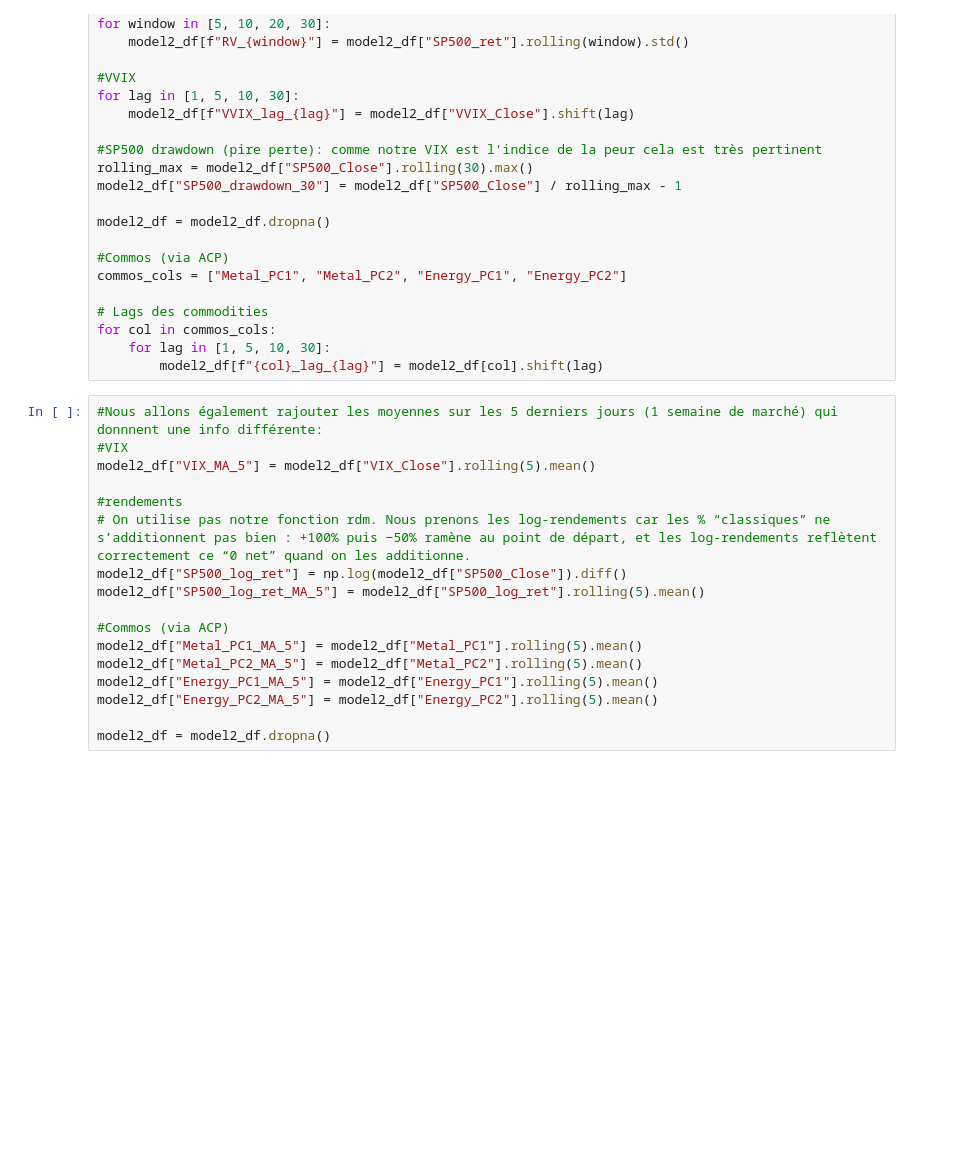
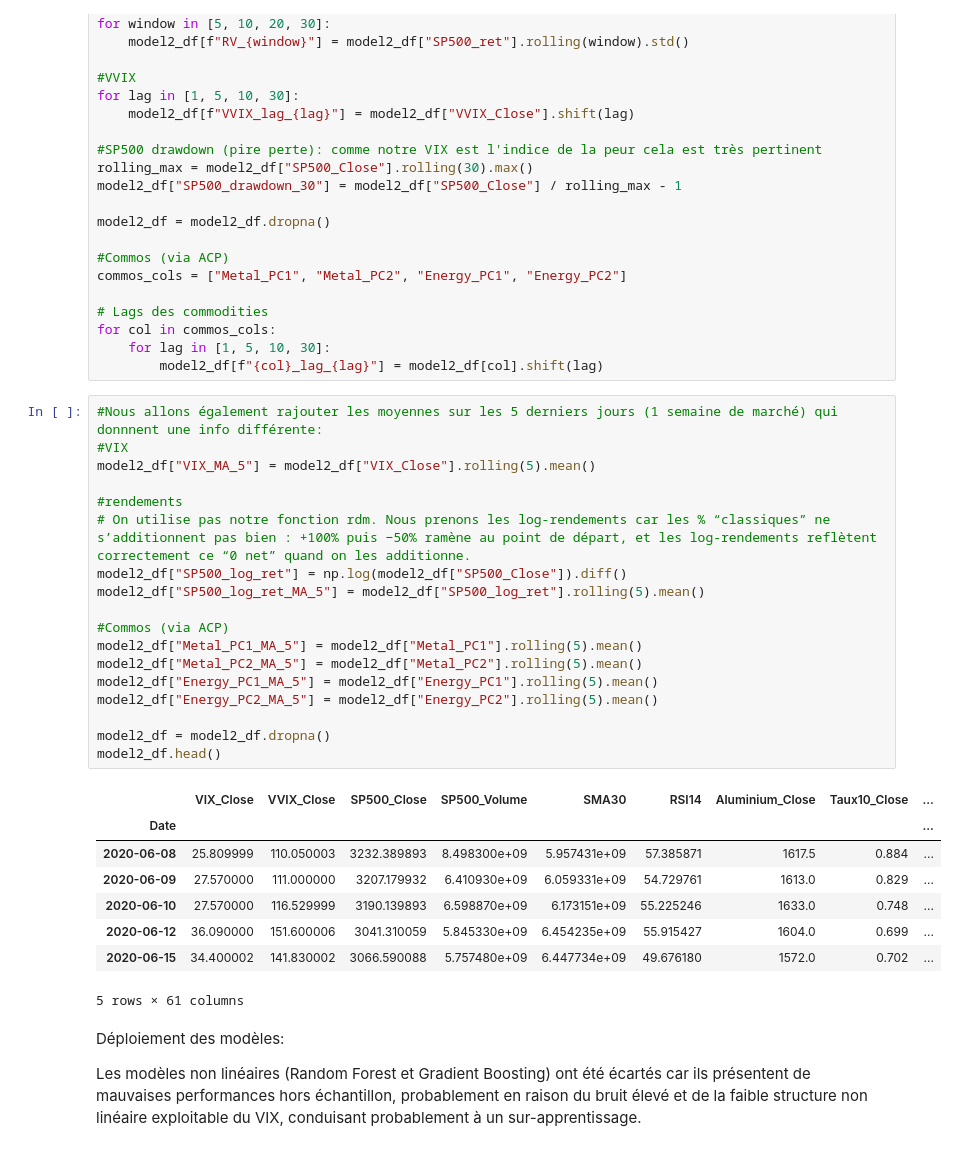
Before and after one commit to HENRIDVX/MachineLearning-Project-1erSemestre, a Jupyter notebook: ProjetML2.ipynb, the cells around one changed output. Cells and saved outputs as stored; diff of their text form; blank space fills up the shorter version.

Commit message:
Déploiement modèle2

```diff
--- a/ProjetML2.ipynb
+++ b/ProjetML2.ipynb
@@ -1127,17 +1127,31 @@ for col in commos_cols:
 # %%
 #Nous allons également rajouter les moyennes sur les 5 derniers jours (1 semaine de marché) qui donnnent une info différente:
 #VIX
 model2_df["VIX_MA_5"] = model2_df["VIX_Close"].rolling(5).mean()
 
 #rendements
 # On utilise pas notre fonction rdm. Nous prenons les log-rendements car les % “classiques” ne s’additionnent pas bien : +100% puis −50% ramène au point de départ, et les log-rendements reflètent correctement ce “0 net” quand on les additionne.
 model2_df["SP500_log_ret"] = np.log(model2_df["SP500_Close"]).diff()
 model2_df["SP500_log_ret_MA_5"] = model2_df["SP500_log_ret"].rolling(5).mean()
 
 #Commos (via ACP)
 model2_df["Metal_PC1_MA_5"] = model2_df["Metal_PC1"].rolling(5).mean()
 model2_df["Metal_PC2_MA_5"] = model2_df["Metal_PC2"].rolling(5).mean()
 model2_df["Energy_PC1_MA_5"] = model2_df["Energy_PC1"].rolling(5).mean()
 model2_df["Energy_PC2_MA_5"] = model2_df["Energy_PC2"].rolling(5).mean()
 
 model2_df = model2_df.dropna()
+model2_df.head()
+# %% [output]
+|  | VIX_Close | VVIX_Close | SP500_Close | SP500_Volume | SMA30 | RSI14 | Aluminium_Close | Taux10_Close | ... |
+| Date |  |  |  |  |  |  |  |  | ... |
+| 2020-06-08 | 25.809999 | 110.050003 | 3232.389893 | 8.498300e+09 | 5.957431e+09 | 57.385871 | 1617.5 | 0.884 | ... |
+| 2020-06-09 | 27.570000 | 111.000000 | 3207.179932 | 6.410930e+09 | 6.059331e+09 | 54.729761 | 1613.0 | 0.829 | ... |
+| 2020-06-10 | 27.570000 | 116.529999 | 3190.139893 | 6.598870e+09 | 6.173151e+09 | 55.225246 | 1633.0 | 0.748 | ... |
+| 2020-06-12 | 36.090000 | 151.600006 | 3041.310059 | 5.845330e+09 | 6.454235e+09 | 55.915427 | 1604.0 | 0.699 | ... |
+| 2020-06-15 | 34.400002 | 141.830002 | 3066.590088 | 5.757480e+09 | 6.447734e+09 | 49.676180 | 1572.0 | 0.702 | ... |
+5 rows × 61 columns
+# %% [markdown]
+Déploiement des modèles:
+
+Les modèles non linéaires (Random Forest et Gradient Boosting) ont été écartés car ils présentent de mauvaises performances hors échantillon, probablement en raison du bruit élevé et de la faible structure non linéaire exploitable du VIX, conduisant probablement à un sur-apprentissage.
```
Also changed, not shown: parts of 8 cells of this notebook.
